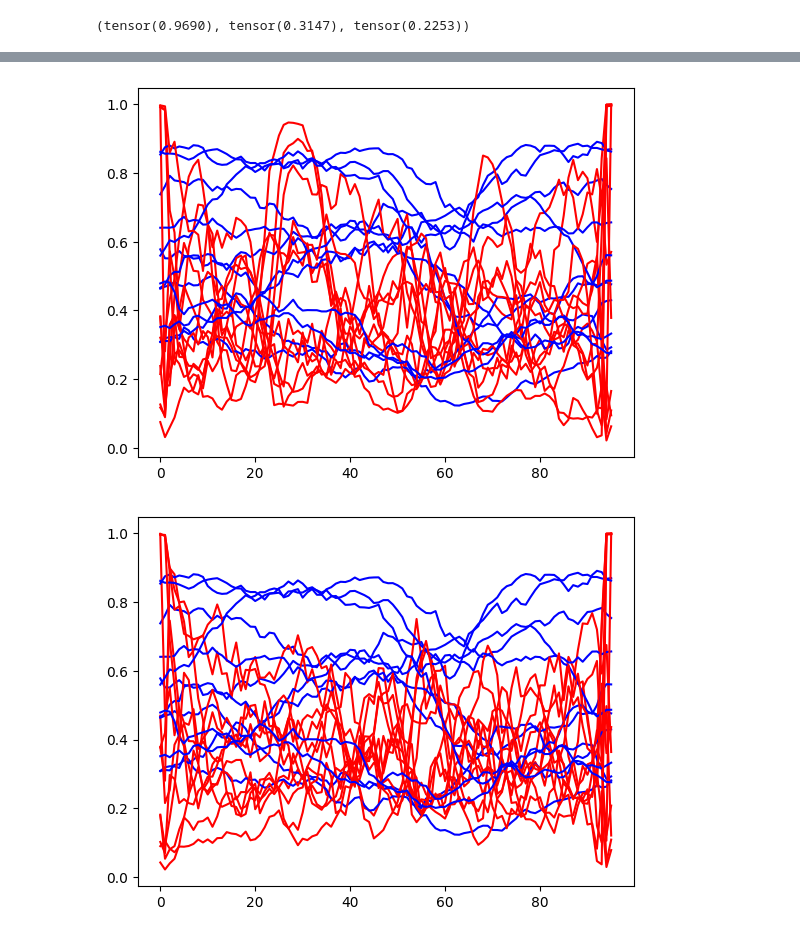
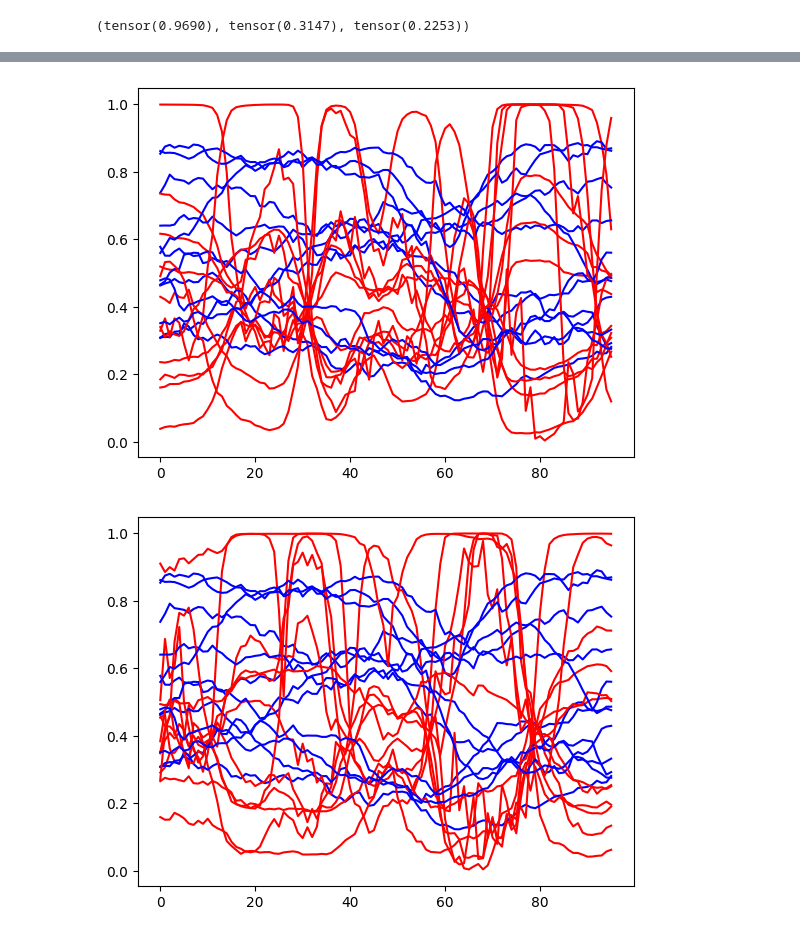
Before and after one commit to TimBerti/wind-gan, a Jupyter notebook: notebooks/wind_gan_minibatch.ipynb, the cells around one changed output, grey strips where cells are left out. Drawn from its saved outputs; the diff is of its cells as text; code cells hidden in the pictures.

```diff
--- a/notebooks/wind_gan_minibatch.ipynb
+++ b/notebooks/wind_gan_minibatch.ipynb
@@ -90,7 +95,7 @@ criterion = nn.BCELoss()
 optimizer_G = optim.Adam(G.parameters(), lr=1e-5)
 optimizer_D = optim.Adam(D.parameters(), lr=1e-5)
 
-n_sub_epochs = [(20, 10)]*15
+n_sub_epochs = [(20, 20)]*100
 num_epochs = sum([sum(sub_epoch) for sub_epoch in n_sub_epochs])
 epoch = 0
 best_score = float('inf')
@@ -102,7 +107,7 @@ for sub_epoch in n_sub_epochs:
             D_real = D(real_data)
             D_real_loss = criterion(D_real, torch.ones_like(D_real))
 
-            fake_data = G(torch.randn(32, channels, 96, device=device))
+            fake_data = G(torch.randn(32, channels, 96*2, device=device))
             D_fake = D(fake_data.detach())
             D_fake_loss = criterion(D_fake, torch.zeros_like(D_fake))
 
@@ -116,22 +121,23 @@ for sub_epoch in n_sub_epochs:
     for _ in range(sub_epoch[1]):
         for _ in range(batch_size):
             optimizer_G.zero_grad()
-            fake_data = G(torch.randn(32, channels, 96, device=device))
+            fake_data = G(torch.randn(32, channels, 96*2, device=device))
+
+            a_fake = auto_corr(fake_data.squeeze()).mean()
+            G_stat_loss = torch.abs(a_fake - a)
+
             output = D(fake_data)
+            G_disc_loss = criterion(output, torch.ones_like(output))
 
-            G_loss = criterion(output, torch.ones_like(output))
+            G_loss = G_disc_loss + G_stat_loss
             G_loss.backward()
             optimizer_G.step()
 
         epoch += 1
         print(f"Epoch {epoch}/{num_epochs}, G Loss: {G_loss.item()}")
 
-    fake_data = G(torch.randn(100, channels, 96, device=device))
-    a_fake = auto_corr(fake_data.squeeze()).mean()
-    m_fake = fake_data.mean()
-    s_fake = fake_data.std()
-    print(f"a_fake: {a_fake}, m_fake: {m_fake}, s_fake: {s_fake}")
-    score = (a_fake - a)**2 + (m_fake - m)**2 + (s_fake - s)**2
+    print(f"a_fake: {a_fake}")
+    score = (a_fake - a)**2
     if score < best_score:
         best_score = score
         best_G = G
@@ -157,18 +163,18 @@ a_fake: 0.7040654420852661, m_fake: 0.38190338015556335, s_fake: 0.1848084330558
 # %%
 best_G.eval()
-fake_data = best_G(torch.randn(2, channels, 96, device=device)).reshape(-1, 96).cpu()
+fake_data = best_G(torch.randn(2, channels, 96*2, device=device)).reshape(-1, 96).cpu()
 for i in range(12):
     plt.plot(fake_data[i].detach().numpy(), color='red')
     plt.plot(X[i, 0].detach().numpy(), color='blue')
 plt.show()
 # %% [output]
-[figure, old version]
+[figure, new version]
 # %%
 G.eval()
-fake_data = G(torch.randn(2, channels, 96, device=device)).reshape(-1, 96).cpu()
+fake_data = G(torch.randn(2, channels, 96*2, device=device)).reshape(-1, 96).cpu()
 for i in range(12):
     plt.plot(fake_data[i].detach().numpy(), color='red')
     plt.plot(X[i, 0].detach().numpy(), color='blue')
 plt.show()
 # %% [output]
-[figure, old version]
+[figure, new version]
```
Also changed, not shown: parts of 2 cells of this notebook.
